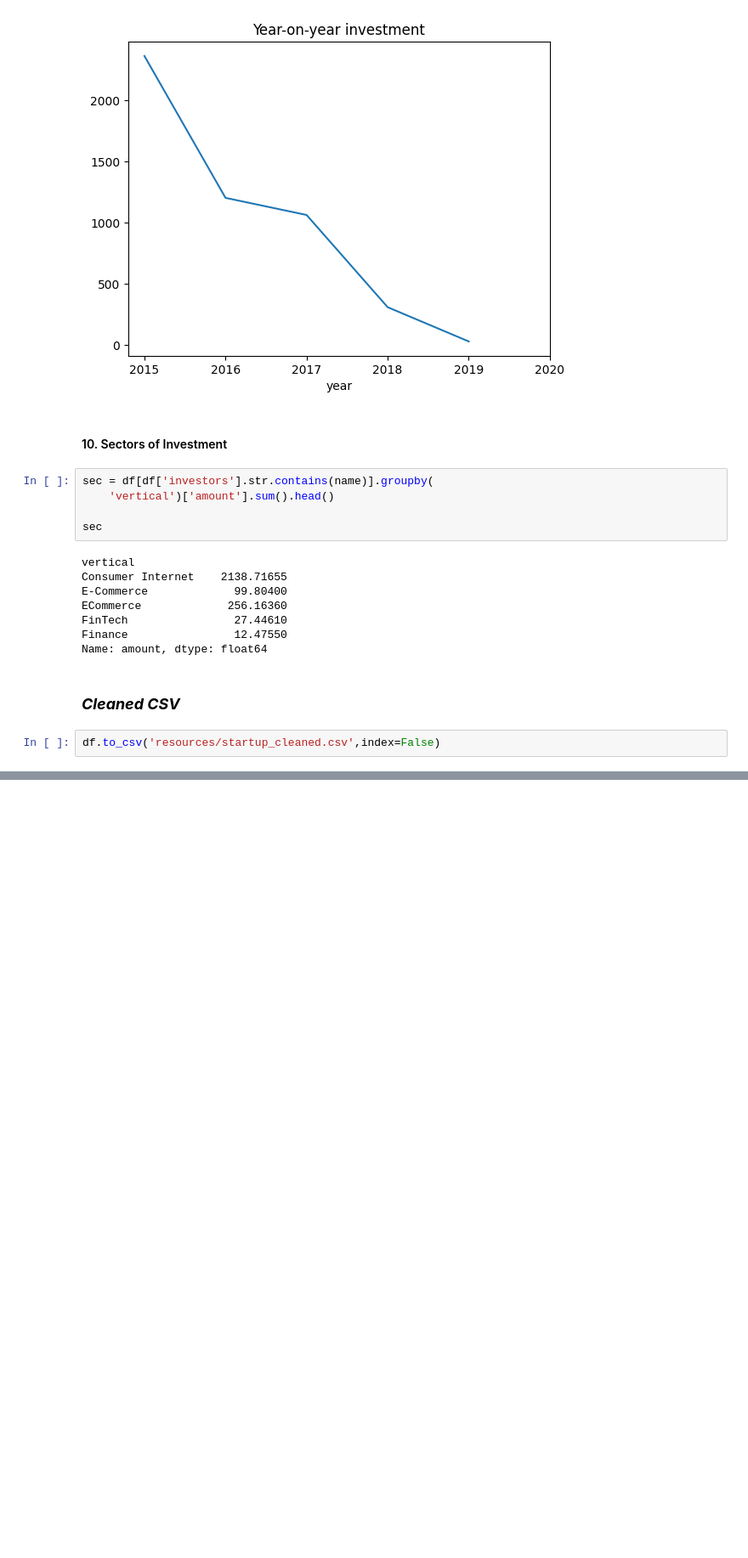
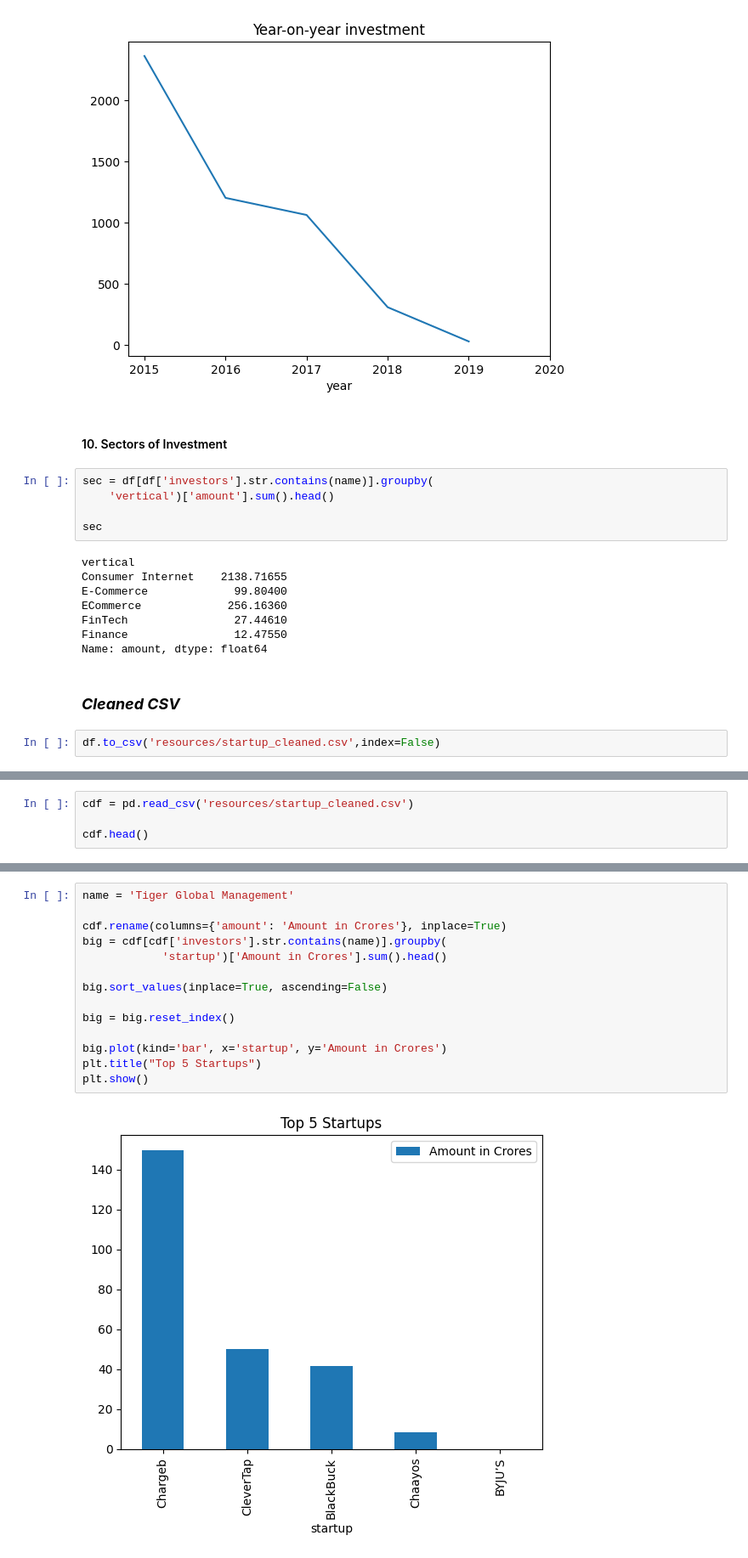
Before and after one commit to nirmit27/startup-dashboard, a Jupyter notebook: indian-startup-streamlit.ipynb, the cells around one changed output, grey strips where cells are left out. Shown at 85% size. Saved outputs shown, nothing was run; the diff lists cells and outputs as text; blank space fills up the shorter version.

Commit message:
fixed the top 5 bar chart in investors

```diff
--- a/indian-startup-streamlit.ipynb
+++ b/indian-startup-streamlit.ipynb
@@ -586,0 +589,4 @@ df.to_csv('resources/startup_cleaned.csv',index=False)
+# %%
+cdf = pd.read_csv('resources/startup_cleaned.csv')
+
+cdf.head()
@@ -586,0 +600,16 @@ df.to_csv('resources/startup_cleaned.csv',index=False)
+# %%
+name = 'Tiger Global Management'
+
+cdf.rename(columns={'amount': 'Amount in Crores'}, inplace=True)
+big = cdf[cdf['investors'].str.contains(name)].groupby(
+            'startup')['Amount in Crores'].sum().head()
+
+big.sort_values(inplace=True, ascending=False)
+
+big = big.reset_index()
+
+big.plot(kind='bar', x='startup', y='Amount in Crores')
+plt.title("Top 5 Startups")
+plt.show()
+# %% [output]
+[figure, added]
```
Also changed, not shown: parts of 2 cells of this notebook, 2 other files.
